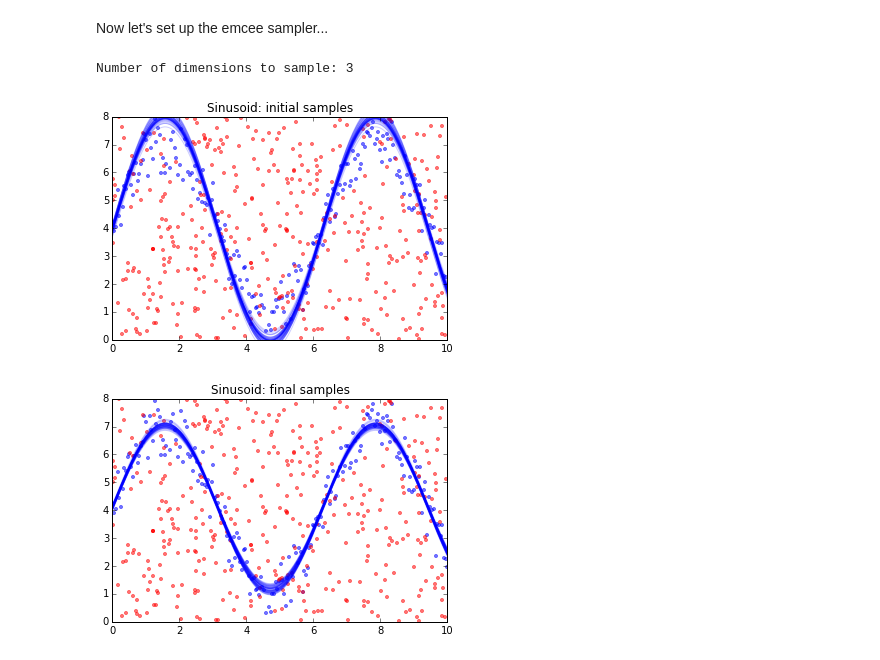
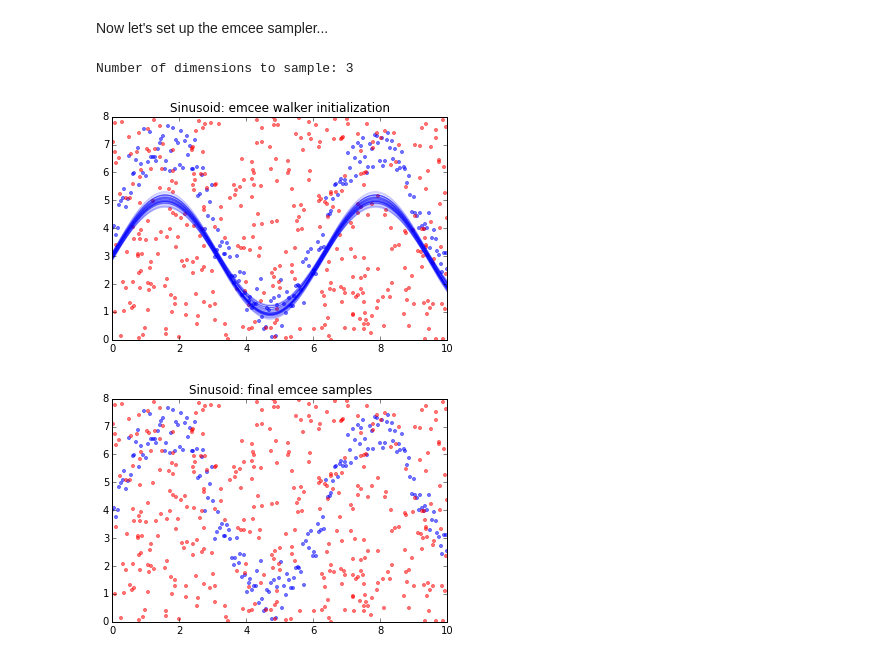
Before and after one commit to dstndstn/Unsupervised, a Jupyter notebook: fgbg.ipynb, the cells around one changed output. Cells and saved outputs as stored; diff of their text form; code cells hidden in the pictures.

```diff
--- a/fgbg.ipynb
+++ b/fgbg.ipynb
@@ -41,9 +43,15 @@ import emcee
 # from the Gaussian mixture model described by a given set of parameters.
 # The 'emcee' sampler is going to call this function many times with different
 # parameter values.
+#
+# YOU NEED TO FILL IN SOME CODE BELOW!
+#
 def gmm_logprob(params, K, X):
+    '''
+    Compute the log of the posterior probability of the given parameter values
+    given data X.
+    '''
     N,D = X.shape
-    prob = np.zeros(N)
 
     # 'params' is a numpy array... unpack it into separate amplitude, mean,
     # and covariance arrays.
@@ -51,8 +59,18 @@ def gmm_logprob(params, K, X):
 
     # Now we have to compute the likelihoods, by evaluating the
     # weighted Gaussians.
+    prob = np.zeros(N)
     for k in range(K):
-        prob += amps[k] * utils.gaussian_probability(X, means[k,:], covs[k,:,:])
+        #
+        # ADD YOUR CODE HERE...
+        #
+        # Note that 'amps[k]' is the mixing amplitude of the k'th component
+        # And means[k,d] is the mean of component k in dimension d
+        # And covs[k,d1,d2] is the covariance of component k.
+        # Also note that there is a handy function in the 'utils' module:
+        #  p_k = gaussian_probability(X, means_k, covs_k)
+        #
+        prob += np.random.uniform(size=N)
 
     # Total log-likelihood:
     loglikelihood = np.sum(np.log(prob))
@@ -194,6 +212,9 @@ We're going to infer the amplitude and offset of the sinusoid.
 The first step here, as usual, will be to write out our log-posterior function.
 # %%
 # Log posterior probability for our sinusoidal foreground-background model.
+#
+#   YOU NEED TO ADD SOME CODE BELOW!
+#
 def sinusoid_logprob(params, X, sigmas, ylo, yhi):
 
     # Unpack the parameter vector
@@ -208,7 +229,13 @@ def sinusoid_logprob(params, X, sigmas, ylo, yhi):
     y = X[:,1]
 
     # The foreground likelihood is a Gaussian around the predicted y.
-    ypred = offset + amp * np.sin(x)
+
+    ## ADD SOME CODE HERE to compute the predicted y coordinate
+    # the line below is wrong!
+    ypred = np.random.uniform(ylo,yhi, size=len(y))
+
+    # Now, the foreground likelihood is a Gaussian around the prediction,
+    # weighted by the foreground fraction.
     likelihood = fg * utils.gaussian_probability_1d(y, ypred, sigmas**2)
 
     # The background likelihood is just a uniform value.
@@ -217,7 +244,8 @@ def sinusoid_logprob(params, X, sigmas, ylo, yhi):
     likelihood += (1 - fg) * 1/(yhi - ylo)
 
     # Bad Bayesian!  No cookie!
-    logposterior = np.sum(np.log(likelihood)) + 0.
+    logprior = 0.
+    logposterior = np.sum(np.log(likelihood)) + logprior
 
     return logposterior
 # %% [markdown]
@@ -225,36 +253,36 @@ Now let's set up the emcee sampler...
 # %%
 # If we haven't already...
 import emcee
 
 # Initialization...
 nwalkers = 50
 
 # Foreground weight
 fg = 0.5
 # Sinusoidal offset
-offset = (yhi + ylo)/2.
+offset = 3.
 # Sinusoidal amplitude
-amp = (yhi - ylo)/2.
+amp = (yhi - ylo)/4.
 
 # Parameter vector
 p0 = np.array([fg, offset, amp])
 
 # Scatter initial walker positions around p0.
 pp = np.vstack([p0 + np.random.normal(scale=0.1, size=len(p0))
                 for i in range(nwalkers)])
 ndim = len(p0)
-print 'Number of dimensions to sample:', ndim
+print('Number of dimensions to sample:', ndim)
 
 # Now create the emcee Sampler object, giving it our "sinusoid_logprob" function.
 sampler = emcee.EnsembleSampler(nwalkers, ndim, sinusoid_logprob, args=(X, sigmas, ylo, yhi))
 
 # Let's have a look at the initial parameter values we're giving the sampler:
 utils.plot_sinusoid_samples(Xi, xf, pp)
 plt.axis([xlo,xhi,ylo,yhi])
-plt.title('Sinusoid: initial samples');
+plt.title('Sinusoid: emcee walker initialization');
 # %% [output]
 Number of dimensions to sample: 3
-[figure, old version]
+[figure, new version]
 # %%
 # Cavalierly ignore some numerical warnings (overflow/underflow because
 # we're working in probability rather than log-prob space in gmm_logprob)
@@ -266,9 +294,9 @@ pos,logprob,state = sampler.run_mcmc(pp, 1000)
 # %%
 utils.plot_sinusoid_samples(Xi, xf, pos)
 plt.axis([xlo,xhi,ylo,yhi])
-plt.title('Sinusoid: final samples');
+plt.title('Sinusoid: final emcee samples');
 # %% [output]
-[figure, old version]
+[figure, new version]
 # %%
 # How do the parameters we infer compare with reality?
 for i,(truth,name,lo,hi) in enumerate([
```
Also changed, not shown: parts of 10 cells of this notebook, 5 other files.
